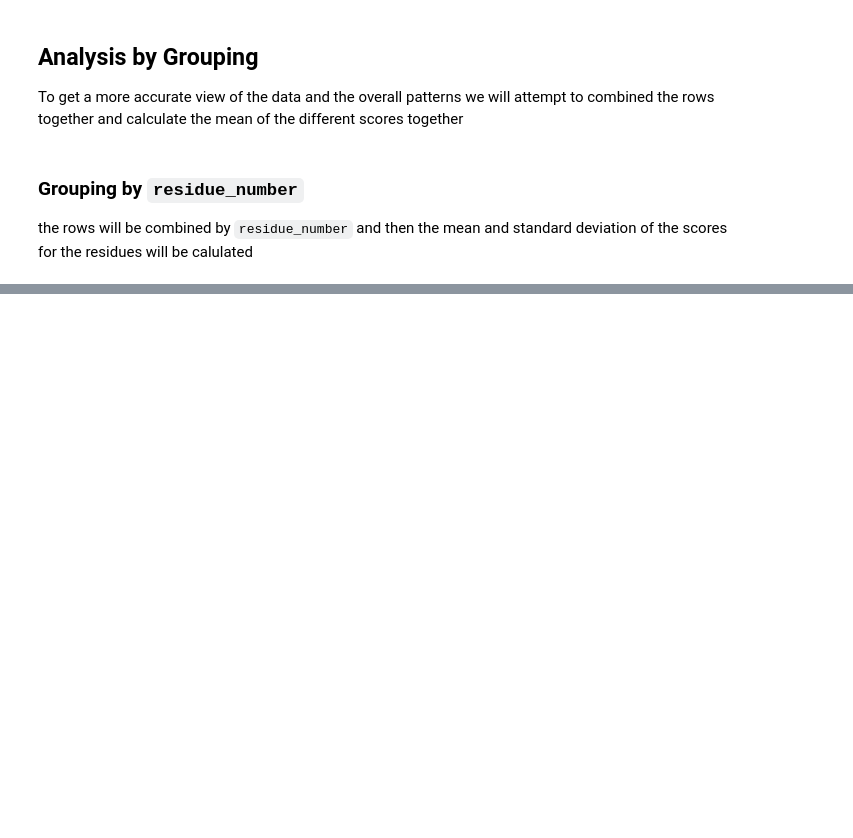
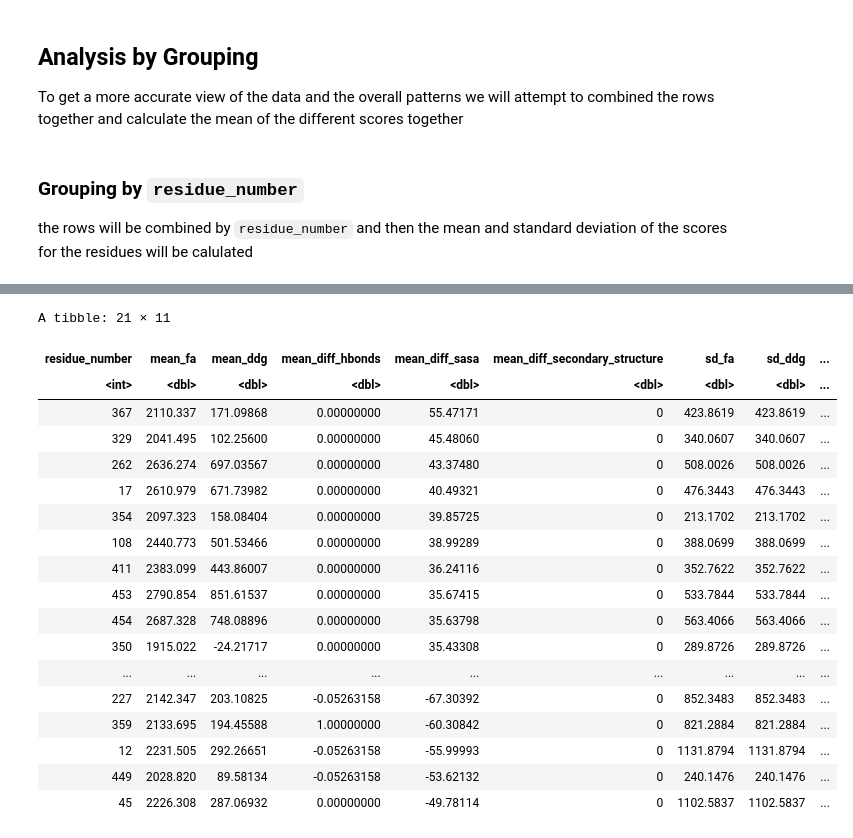
Before and after one commit to redradman/OneAAatATime, a Jupyter notebook: Analysis.ipynb, the cells around one changed output, grey strips where cells are left out. Saved outputs shown, nothing was run; the diff lists cells and outputs as text; code cells hidden in the pictures; blank space fills up the shorter version.

Commit message:
add the top and bottom n function and some analysis

```diff
--- a/Analysis.ipynb
+++ b/Analysis.ipynb
@@ -101,0 +121,40 @@ A tibble: 491 × 11
+# %%
+top_n_and_bottom_n <- function(dataframe, colname, n) {
+    # function is designed to show the highest and the lowest n rows with respect to colname in the passed dataframe
+  sorted_data_top <- dataframe[order(-dataframe[[colname]]),]
+  top_n <- sorted_data_top[1:n,]
+
+  sorted_data_bottom <- dataframe[order(dataframe[[colname]]),]
+  bottom_n <- sorted_data_bottom[1:n,]
+
+  # create an empty row with NA values and column names matching top_n and bottom_n
+  spacer_row <- data.frame(matrix(NA, nrow = 1, ncol = ncol(dataframe)))
+  names(spacer_row) <- names(top_n)
+
+  # combine the top and bottom n rows into a single dataframe with a spacer row in between
+  top_bottom_df <- rbind(top_n, spacer_row, bottom_n)
+
+  return(top_bottom_df)
+}
+# %%
+top_n_and_bottom_n(data_group_by_res_num, "mean_diff_sasa", 10)
+# %% [output]
+A tibble: 21 × 11
+| residue_number | mean_fa | mean_ddg | mean_diff_hbonds | mean_diff_sasa | mean_diff_secondary_structure | sd_fa | sd_ddg | ... |
+| <int> | <dbl> | <dbl> | <dbl> | <dbl> | <dbl> | <dbl> | <dbl> | ... |
+| 367 | 2110.337 | 171.09868 | 0.00000000 | 55.47171 | 0 | 423.8619 | 423.8619 | ... |
+| 329 | 2041.495 | 102.25600 | 0.00000000 | 45.48060 | 0 | 340.0607 | 340.0607 | ... |
+| 262 | 2636.274 | 697.03567 | 0.00000000 | 43.37480 | 0 | 508.0026 | 508.0026 | ... |
+| 17 | 2610.979 | 671.73982 | 0.00000000 | 40.49321 | 0 | 476.3443 | 476.3443 | ... |
+| 354 | 2097.323 | 158.08404 | 0.00000000 | 39.85725 | 0 | 213.1702 | 213.1702 | ... |
+| 108 | 2440.773 | 501.53466 | 0.00000000 | 38.99289 | 0 | 388.0699 | 388.0699 | ... |
+| 411 | 2383.099 | 443.86007 | 0.00000000 | 36.24116 | 0 | 352.7622 | 352.7622 | ... |
+| 453 | 2790.854 | 851.61537 | 0.00000000 | 35.67415 | 0 | 533.7844 | 533.7844 | ... |
+| 454 | 2687.328 | 748.08896 | 0.00000000 | 35.63798 | 0 | 563.4066 | 563.4066 | ... |
+| 350 | 1915.022 | -24.21717 | 0.00000000 | 35.43308 | 0 | 289.8726 | 289.8726 | ... |
+| ... | ... | ... | ... | ... | ... | ... | ... | ... |
+| 227 | 2142.347 | 203.10825 | -0.05263158 | -67.30392 | 0 | 852.3483 | 852.3483 | ... |
+| 359 | 2133.695 | 194.45588 | 1.00000000 | -60.30842 | 0 | 821.2884 | 821.2884 | ... |
+| 12 | 2231.505 | 292.26651 | -0.05263158 | -55.99993 | 0 | 1131.8794 | 1131.8794 | ... |
+| 449 | 2028.820 | 89.58134 | -0.05263158 | -53.62132 | 0 | 240.1476 | 240.1476 | ... |
+| 45 | 2226.308 | 287.06932 | 0.00000000 | -49.78114 | 0 | 1102.5837 | 1102.5837 | ... |
```
Also changed, not shown: parts of 4 cells of this notebook.
